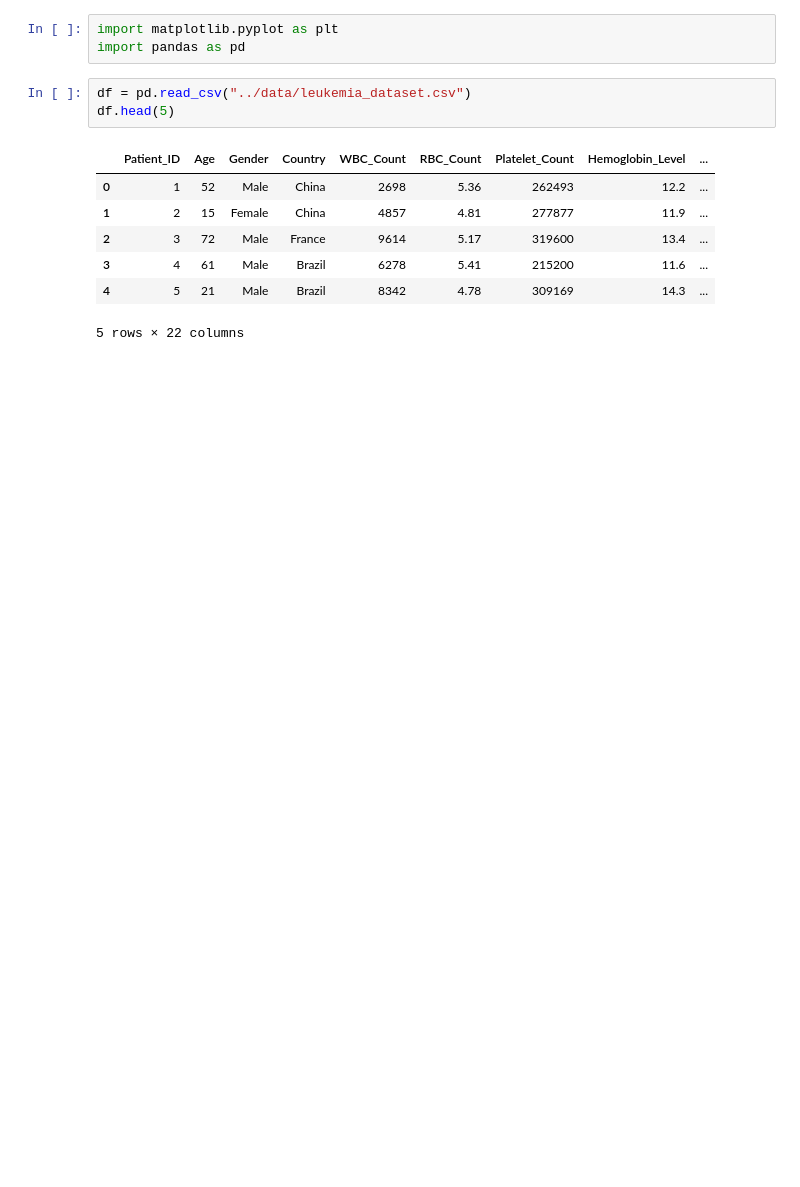
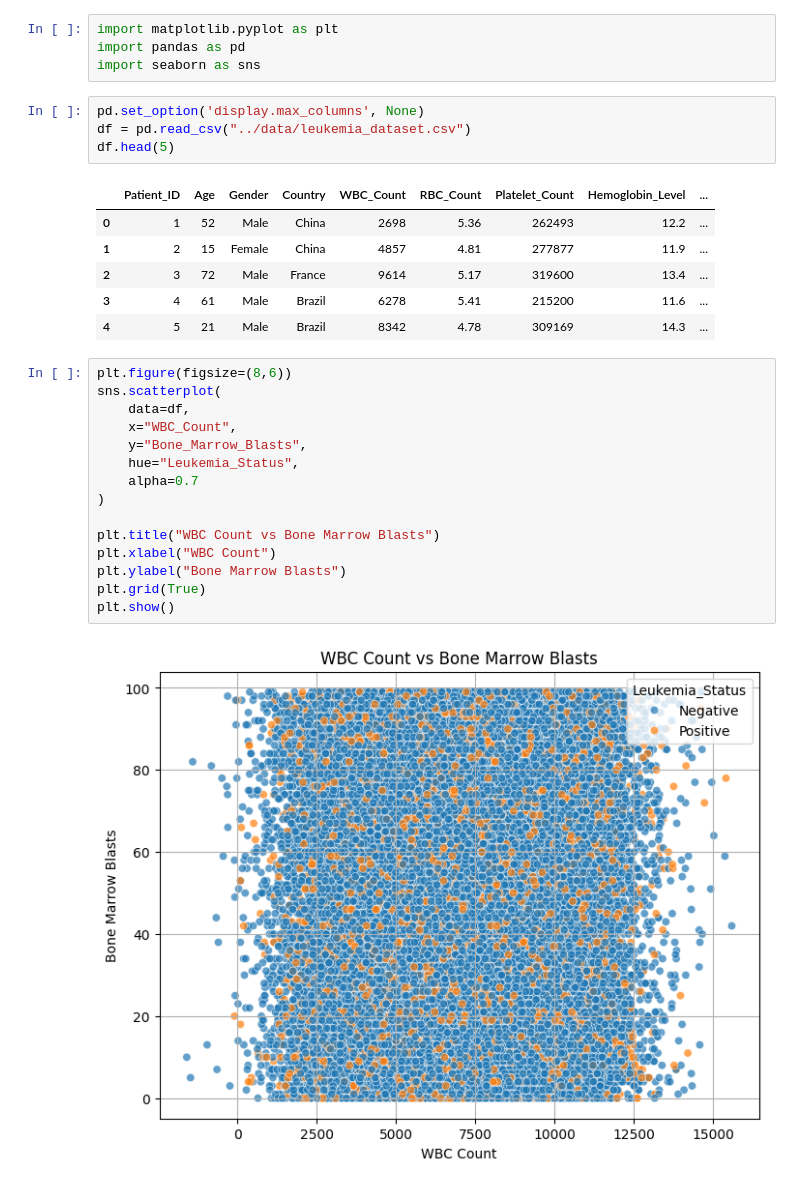
Before and after one commit to andreeriga/Scientific-Visualization-Magistrale, a Jupyter notebook: notebooks/leukemia.ipynb, the cells around one changed output. Saved outputs shown, nothing was run; the diff lists cells and outputs as text; blank space fills up the shorter version.

```diff
--- a/notebooks/leukemia.ipynb
+++ b/notebooks/leukemia.ipynb
@@ -1,7 +1,9 @@
 # %%
 import matplotlib.pyplot as plt
 import pandas as pd
+import seaborn as sns
 # %%
+pd.set_option('display.max_columns', None)
 df = pd.read_csv("../data/leukemia_dataset.csv")
 df.head(5)
 # %% [output]
@@ -11,4 +13,20 @@ df.head(5)
 | 2 | 3 | 72 | Male | France | 9614 | 5.17 | 319600 | 13.4 | ... |
 | 3 | 4 | 61 | Male | Brazil | 6278 | 5.41 | 215200 | 11.6 | ... |
 | 4 | 5 | 21 | Male | Brazil | 8342 | 4.78 | 309169 | 14.3 | ... |
-5 rows × 22 columns
+# %%
+plt.figure(figsize=(8,6))
+sns.scatterplot(
+    data=df,
+    x="WBC_Count",
+    y="Bone_Marrow_Blasts",
+    hue="Leukemia_Status",
+    alpha=0.7
+)
+
+plt.title("WBC Count vs Bone Marrow Blasts")
+plt.xlabel("WBC Count")
+plt.ylabel("Bone Marrow Blasts")
+plt.grid(True)
+plt.show()
+# %% [output]
+[figure, added]
```
Also changed, not shown: parts of 9 cells of this notebook, 2 other files.
